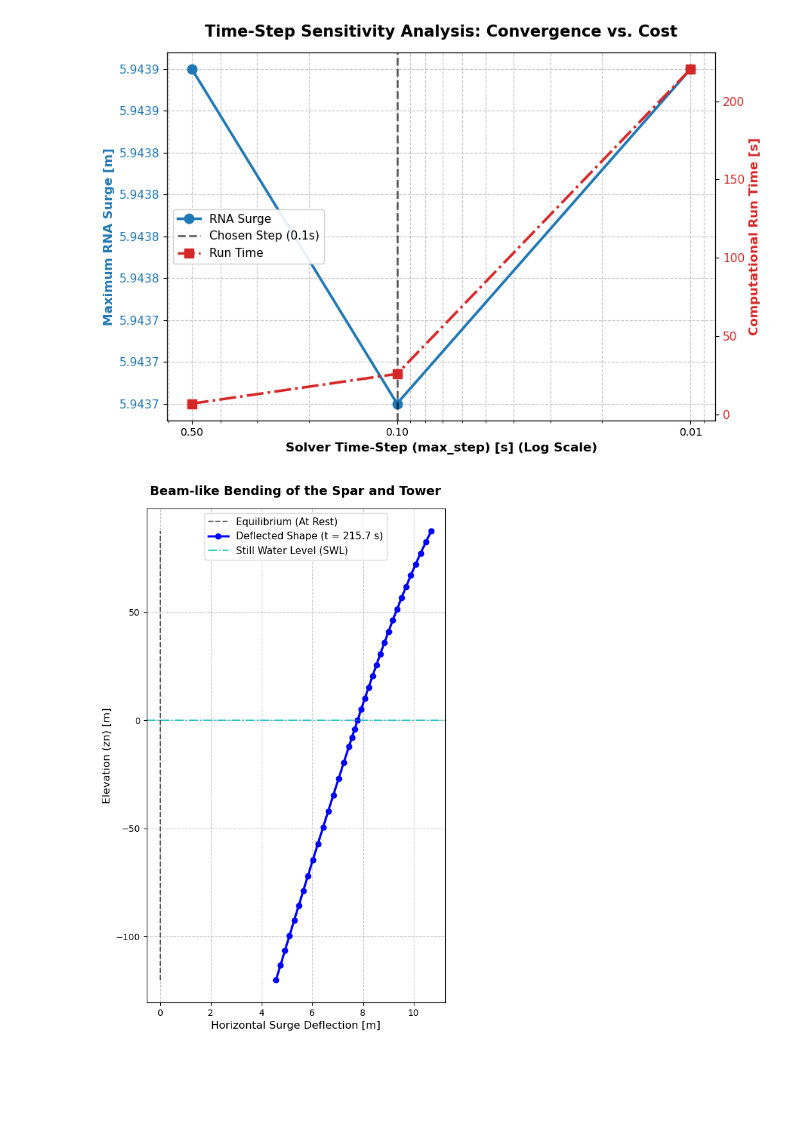
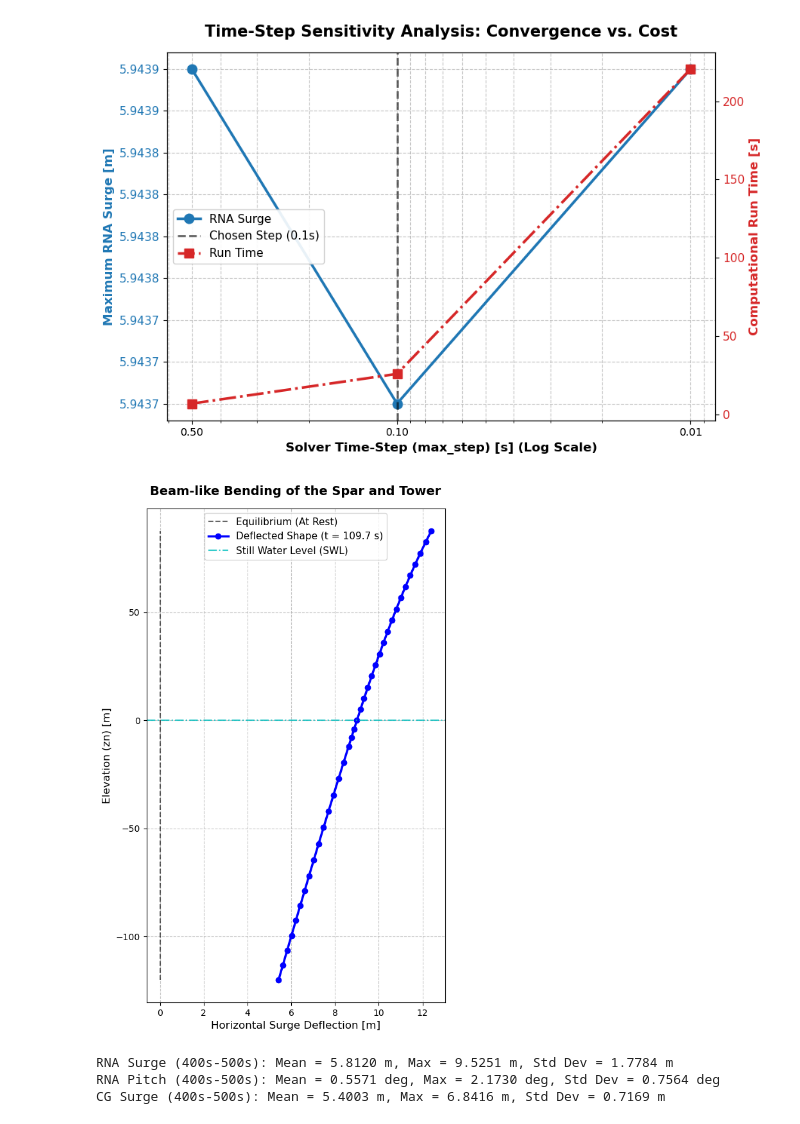
Before and after one commit to Coen10001/numerical-methods-Coen, a Jupyter notebook: CFD Formative assignments/Working FEM code.ipynb, the cells around one changed output. Cells and saved outputs as stored; diff of their text form; code cells hidden in the pictures; blank space fills up the shorter version.

```diff
--- a/CFD Formative assignments/Working FEM code.ipynb
+++ b/CFD Formative assignments/Working FEM code.ipynb
@@ -129,7 +129,7 @@ def calculateWindTimeSeriesFFT(windDict):
     return out
 
 # --- DICTIONARIES & GENERATION ---
-timeInfo = {"TTrans":50, "TDur":400, "dt":0.5, "fHighCut":0.5}
+timeInfo = {"TTrans":50, "TDur":501, "dt":0.5, "fHighCut":0.5}
 wind = {"I": 0.14, "l": 340.2, "V_10": 11.4}
 wave = {"Hs": 9.14, "Tp": 13.6, "gamma": 1.0, "h": 320, "z": np.arange(-320, 1, 1)}
 
@@ -1026,38 +1051,89 @@ plt.show()
 import matplotlib.pyplot as plt
 import numpy as np
 
-# 1. Extract the surge (horizontal) displacements for all nodes over time
-# udofs[0::3] corresponds to the Surge DOFs from the bottom to the top node
-u_surge = sol.y[udofs[0::3]]
+# 1. Extract the RNA surge explicitly
+surge_rna = sol.y[udofs[-3]]
 
-# 2. Find the time index where the RNA (the last node) has its maximum surge
-max_idx = np.argmax(u_surge[-1, :])
+# 2. Use np.argmax(surge_rna) to find the exact array index where the RNA hits maximum forward surge
+max_idx = np.argmax(surge_rna)
 t_max = sol.t[max_idx]
 
-# 3. Get the deflections of the whole structure at that specific time step
-u_max_deflection = u_surge[:, max_idx]
+# 3. Plot the horizontal displacement (x) of every single node at that exact index
+# udofs[0::3] corresponds to the Surge DOFs from the bottom of the spar (z=-120) to RNA (z=90)
+u_max_deflection = sol.y[udofs[0::3], max_idx]
 
 # 4. Generate the Bending Plot
 plt.figure(figsize=(6, 10))
 
 # Plot the equilibrium (at-rest) position as a straight dashed line
 plt.plot(np.zeros_like(zn), zn, 'k--', alpha=0.6, label='Equilibrium (At Rest)')
 
 # Plot the deflected position
 plt.plot(u_max_deflection, zn, 'b-o', markersize=6, linewidth=2.5, label=f'Deflected Shape (t = {t_max:.1f} s)')
 
 # Add a marker for the Still Water Level (SWL)
 plt.axhline(y=0, color='c', linestyle='-.', alpha=0.8, label='Still Water Level (SWL)')
 
 # 5. Formatting for the report
 plt.title('Beam-like Bending of the Spar and Tower', fontsize=14, fontweight='bold', pad=15)
 plt.xlabel('Horizontal Surge Deflection [m]', fontsize=12)
 plt.ylabel('Elevation (zn) [m]', fontsize=12)
 plt.grid(True, linestyle='--', alpha=0.7)
 plt.legend(fontsize=11)
 
 # 6. Save and display the figure
 plt.savefig('bending_deflection_plot.png', dpi=300, bbox_inches='tight')
 plt.show()
 # %% [output]
-[figure, old version]
+[figure, new version]
+# %%
+#You should extract the steady-state data (from $t=400$s to $t=500$s to avoid the start-up transients) and calculate the Mean, Maximum, and Standard Deviation for:RNA Surge, RNA Pitch, Center of Gravity (CG) Surge.
+# 1. Extract the relevant time window (400s to 500s)
+t = sol.t
+mask = (t >= 400) & (t <= 500)
+t_steady = t[mask]
+rna_surge_steady = sol.y[udofs[-3], mask]  # RNA Surge
+rna_pitch_steady = np.rad2deg(sol.y[udofs[-1], mask])  # RNA Pitch in degrees
+cg_surge_steady = sol.y[udofs[0::3]][:, mask]
+# 2. Calculate statistics for RNA Surge
+surge_mean = np.mean(rna_surge_steady)
+surge_max = np.max(rna_surge_steady)
+surge_std = np.std(rna_surge_steady)
+# 3. Calculate statistics for RNA Pitch
+pitch_mean = np.mean(rna_pitch_steady)
+pitch_max = np.max(rna_pitch_steady)
+pitch_std = np.std(rna_pitch_steady)
+# 4. Calculate statistics for CG Surge (taking the mean across all nodes at each time step, then summarizing)
+cg_surge_mean = np.mean(cg_surge_steady, axis=0)
+cg_surge_mean_value = np.mean(cg_surge_mean)
+cg_surge_max_value = np.max(cg_surge_mean)
+cg_surge_std_value = np.std(cg_surge_mean)
+# 5. Print the results
+print(f"RNA Surge (400s-500s): Mean = {surge_mean:.4f} m, Max = {surge_max:.4f} m, Std Dev = {surge_std:.4f} m")
+print(f"RNA Pitch (400s-500s): Mean = {pitch_mean:.4f} deg, Max = {pitch_max:.4f} deg, Std Dev = {pitch_std:.4f} deg")
+print(f"CG Surge (400s-500s): Mean = {cg_surge_mean_value:.4f} m, Max = {cg_surge_max_value:.4f} m, Std Dev = {cg_surge_std_value:.4f} m")
+#i only want to run it once for 500s so i want you to extract the data and store it so afterwards i can just load the results without having to run the full simulation again. you can save the extracted data in a dictionary and then use np.save to store it as a .npy file for later use. here’s how you can do it:
+# 1. Create a dictionary to store the results
+results = {
+    "rna_surge": {
+        "mean": surge_mean,
+        "max": surge_max,
+        "std": surge_std
+    },
+    "rna_pitch": {
+        "mean": pitch_mean,
+        "max": pitch_max,
+        "std": pitch_std
+    },
+    "cg_surge": {
+        "mean": cg_surge_mean_value,
+        "max": cg_surge_max_value,
+        "std": cg_surge_std_value
+    }
+}
+# Save the results to a .npy file
+np.save("steady_state_results.npy", results)
+# %% [output]
+RNA Surge (400s-500s): Mean = 5.8120 m, Max = 9.5251 m, Std Dev = 1.7784 m
+RNA Pitch (400s-500s): Mean = 0.5571 deg, Max = 2.1730 deg, Std Dev = 0.7564 deg
+CG Surge (400s-500s): Mean = 5.4003 m, Max = 6.8416 m, Std Dev = 0.7169 m
```
Also changed, not shown: parts of 5 cells of this notebook, 3 other files.
